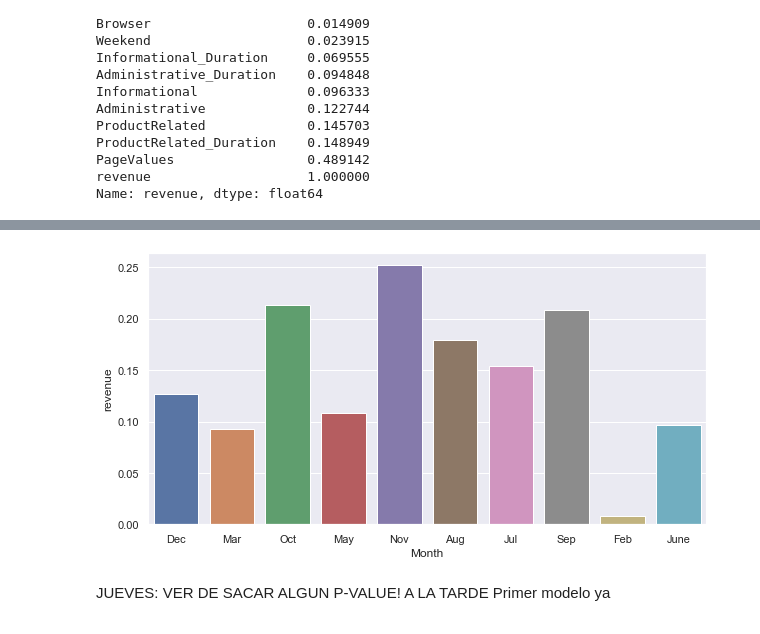
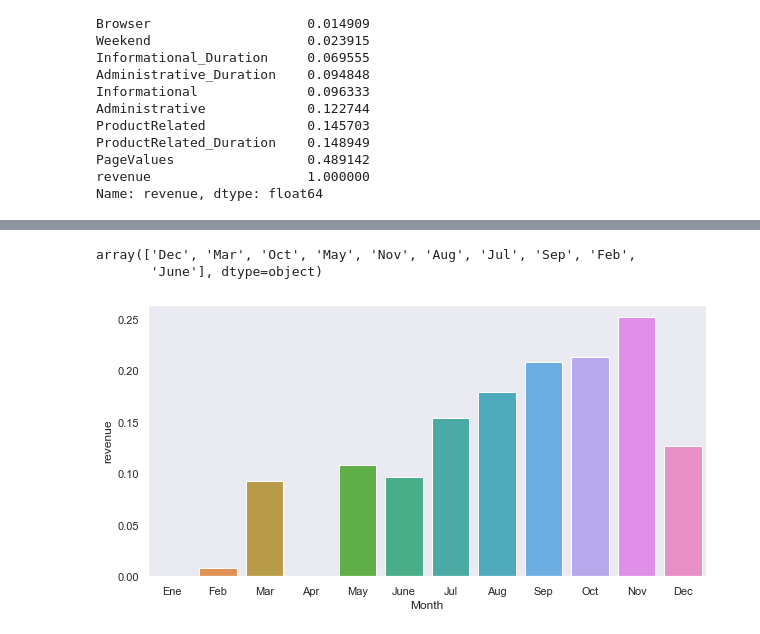
Before and after one commit to javier-desario/PredictionOfOnlineShoppersPurchasingIntention-, a Jupyter notebook: PredictionOfOnlineShoppersPurchasingIntention.ipynb, the cells around one changed output, grey strips where cells are left out. Drawn from its saved outputs; the diff is of its cells as text; code cells hidden in the pictures.

Commit message:
Preprocesado basico y eleccion de modelos sin fine tuning

```diff
--- a/PredictionOfOnlineShoppersPurchasingIntention.ipynb
+++ b/PredictionOfOnlineShoppersPurchasingIntention.ipynb
@@ -229,8 +238,12 @@ _= sns.scatterplot(train.BounceRates, train.ExitRates, train.revenue, alpha =.5)
+# %%
+train.Month.unique()
+# %% [output]
+array(['Dec', 'Mar', 'Oct', 'May', 'Nov', 'Aug', 'Jul', 'Sep', 'Feb',
+       'June'], dtype=object)
 # %%
 _= plt.figure(figsize = (10,5))
-_= sns.barplot('Month', 'revenue', data = train, ci = False)
+order = ['Ene', 'Feb', 'Mar', 'Apr', 'May', 'June', 'Jul', 'Aug', 'Sep', 'Oct', 'Nov', 'Dec']
+_= sns.barplot('Month', 'revenue', data = train, ci = False, order=order)
 plt.show()
 # %% [output]
-[figure, old version]
+[figure, new version]
-# %% [markdown]
-JUEVES: VER DE SACAR ALGUN P-VALUE! A LA TARDE Primer modelo ya
```
Also changed, not shown: parts of 33 cells of this notebook, 1 other file.
